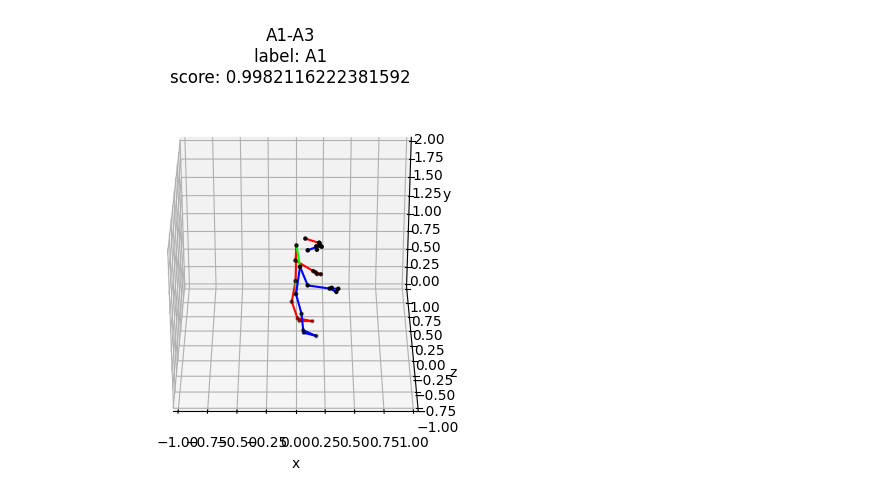
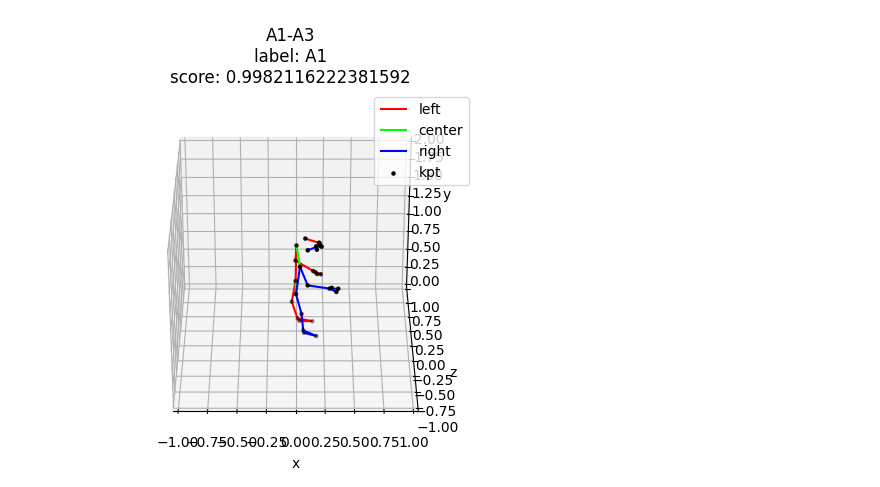
Before and after one commit to trinagle1289/kim-flutter-nodejs, a Jupyter notebook: python/json-to-3d-pose/plot_a_data.ipynb, the cells around one changed output. Drawn from its saved outputs; the diff is of its cells as text; code cells hidden in the pictures.

```diff
--- a/python/json-to-3d-pose/plot_a_data.ipynb
+++ b/python/json-to-3d-pose/plot_a_data.ipynb
@@ -59,30 +58,29 @@ p_left, p_center, p_right = analyzer.get_pose_line_postions(idx_img, 0, line_lst
 p_kpt = pose.get_pose_kpt_positions(idx_img, 0, get_3d)
 label = analyzer.get_pose_lhc_label(idx_img, 0, get_3d)
 score = pose.get_pose_score(idx_img, 0)
-# %%
-### 對座標進行轉換
-add_y = np.array(p_kpt)[:, 1].max()  # 取得要平移的 y 軸數值
-p_left = transYAxis(scaleYAxis(p_left, -1), add_y)
-p_center = transYAxis(scaleYAxis(p_center, -1), add_y)
-p_right = transYAxis(scaleYAxis(p_right, -1), add_y)
-p_kpt = transYAxis(scaleYAxis(p_kpt, -1), add_y)
+# %%
+### 對座標進行轉換
+p_kpt, p_left, p_center, p_right = translate_multi_kpt_to_plot_pos(
+    p_kpt, p_kpt, p_left, p_center, p_right
+)
 # %%
 ### 繪製表格
 if not get_3d:
     ax = plt.subplot()
 else:
     ax: Axes3D = plt.subplot(projection="3d")  # 建立表格
     ax.view_init(elev, azim, roll)  # 設置視角
 
 # 圖表設定
 ax.set_title(f"{json_path.stem}\nlabel: {label}\nscore: {score}")  # 設定標題
 plot_painter.set_data_range(data_range_x, data_range_y, data_range_z, ax)
 
-plot_painter.draw_lines(p_left, get_3d, c_left, ax)
-plot_painter.draw_lines(p_center, get_3d, c_center, ax)
-plot_painter.draw_lines(p_right, get_3d, c_right, ax)
-plot_painter.draw_dots(p_kpt, get_3d, dot_size, c_dot, ax)
+plot_painter.draw_lines(p_left, get_3d, c_left, "left", ax)
+plot_painter.draw_lines(p_center, get_3d, c_center, "center", ax)
+plot_painter.draw_lines(p_right, get_3d, c_right, "right", ax)
+plot_painter.draw_dots(p_kpt, get_3d, dot_size, c_dot, "kpt", ax)
 
+ax.legend()
 plt.show()
 # %% [output]
-[figure, old version]
+[figure, new version]
```
Also changed, not shown: parts of 1 cell of this notebook, 1 other file.
